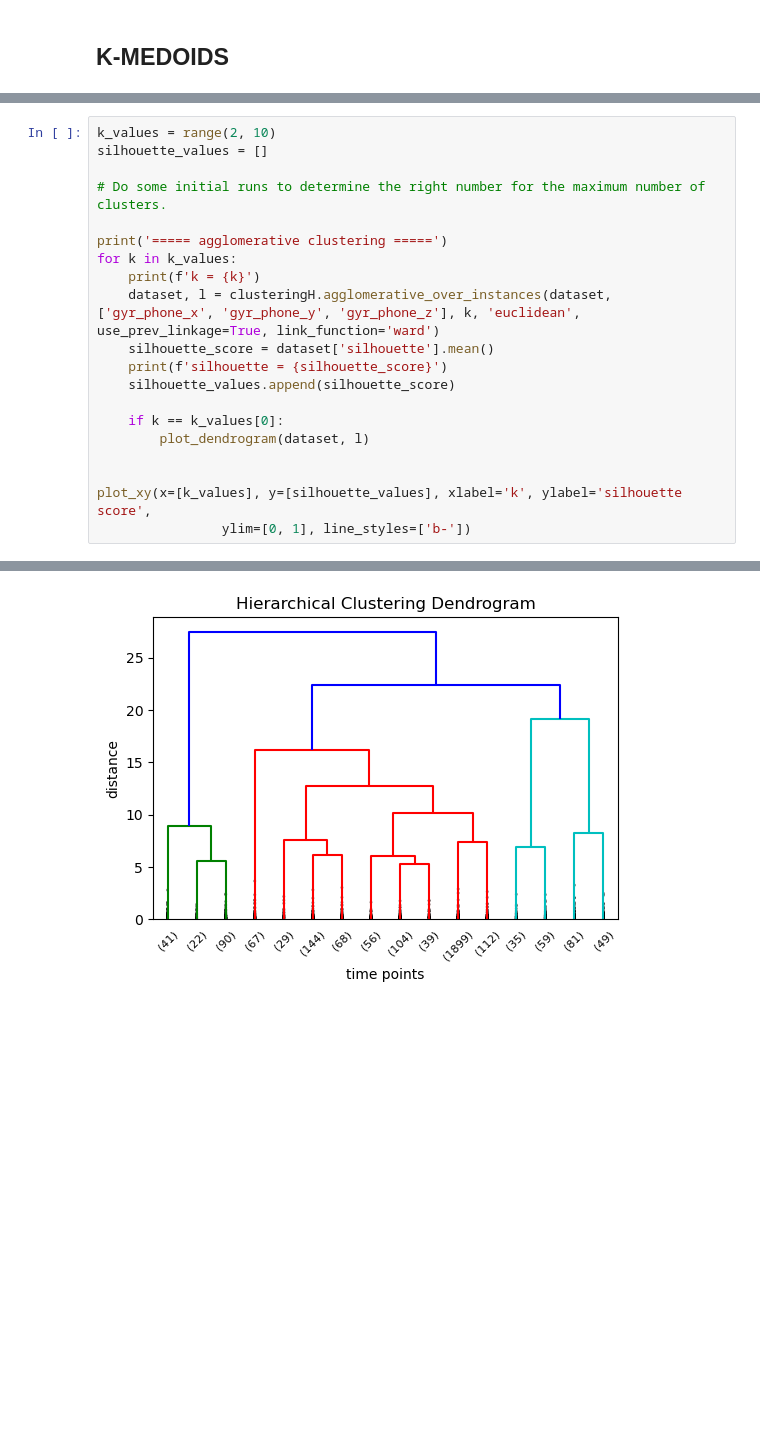
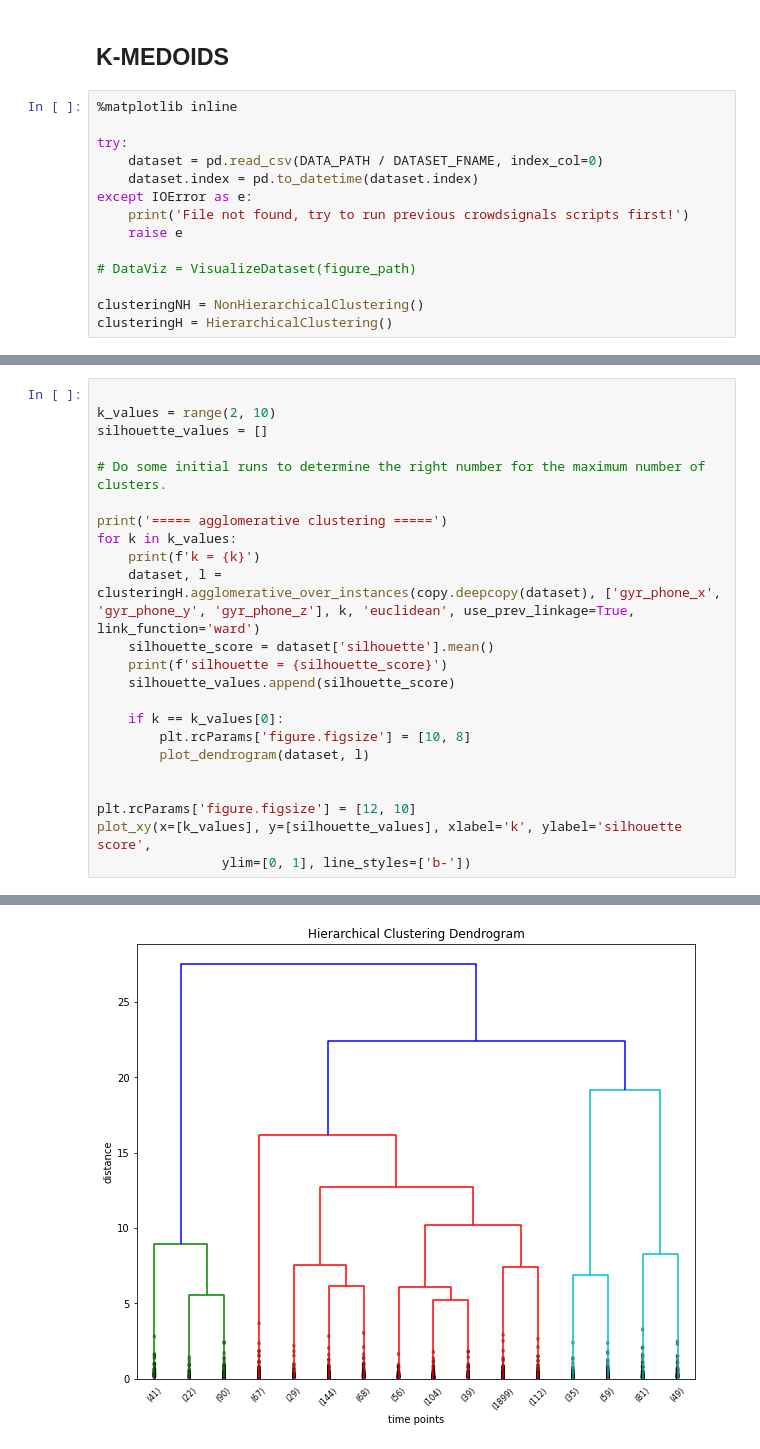
Before and after one commit to nedimazar/MLQS-G91-A1, a Jupyter notebook: src/A1_practical_ch5.ipynb, the cells around one changed output, grey strips where cells are left out. Drawn from its saved outputs; the diff is of its cells as text; blank space fills up the shorter version.

```diff
--- a/src/A1_practical_ch5.ipynb
+++ b/src/A1_practical_ch5.ipynb
@@ -217,5 +289,19 @@ labelRunning  & percentage  &  7.34 \% &  11.93 \% &  26.61 \% &  44.95 \% &  9.
 # %% [markdown]
 ## K-MEDOIDS
+# %%
+%matplotlib inline
+
+try:
+    dataset = pd.read_csv(DATA_PATH / DATASET_FNAME, index_col=0)
+    dataset.index = pd.to_datetime(dataset.index)
+except IOError as e:
+    print('File not found, try to run previous crowdsignals scripts first!')
+    raise e
+
+# DataViz = VisualizeDataset(figure_path)
+
+clusteringNH = NonHierarchicalClustering()
+clusteringH = HierarchicalClustering()
 # %%
 # Do some initial runs to determine the right number for k
 k_values = range(2, 10)
@@ -267,4 +382,5 @@ plot_clusters_3d(copy.deepcopy(dataset_kmed), ['gyr_phone_x', 'gyr_phone_y', 'gy
 # %%
+
 k_values = range(2, 10)
 silhouette_values = []
 
@@ -273,15 +389,17 @@ silhouette_values = []
 print('===== agglomerative clustering =====')
 for k in k_values:
     print(f'k = {k}')
-    dataset, l = clusteringH.agglomerative_over_instances(dataset, ['gyr_phone_x', 'gyr_phone_y', 'gyr_phone_z'], k, 'euclidean', use_prev_linkage=True, link_function='ward')
+    dataset, l = clusteringH.agglomerative_over_instances(copy.deepcopy(dataset), ['gyr_phone_x', 'gyr_phone_y', 'gyr_phone_z'], k, 'euclidean', use_prev_linkage=True, link_function='ward')
     silhouette_score = dataset['silhouette'].mean()
     print(f'silhouette = {silhouette_score}')
     silhouette_values.append(silhouette_score)
 
     if k == k_values[0]:
+        plt.rcParams['figure.figsize'] = [10, 8]
         plot_dendrogram(dataset, l)
 
 
+plt.rcParams['figure.figsize'] = [12, 10]
 plot_xy(x=[k_values], y=[silhouette_values], xlabel='k', ylabel='silhouette score',
                 ylim=[0, 1], line_styles=['b-'])
 # %% [output]
@@ -305 +423 @@ silhouette = 0.6003549065297363
-[figure, old version]
+[figure, new version]
```
Also changed, not shown: parts of 22 cells of this notebook.
